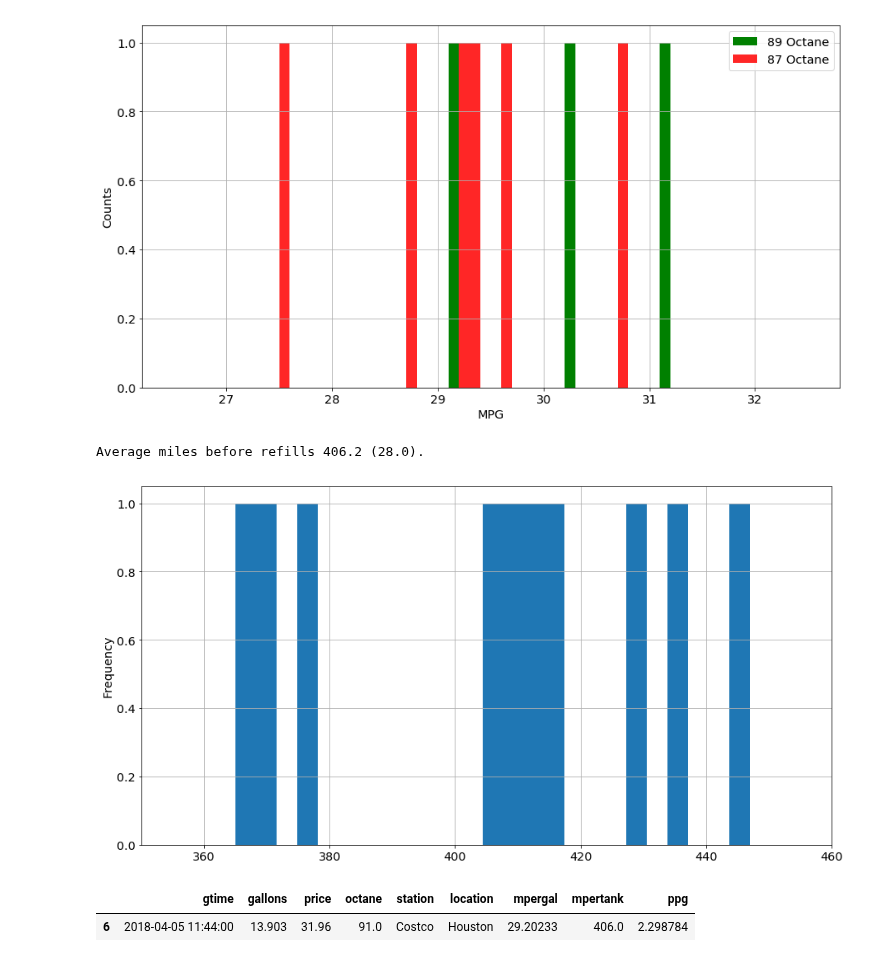
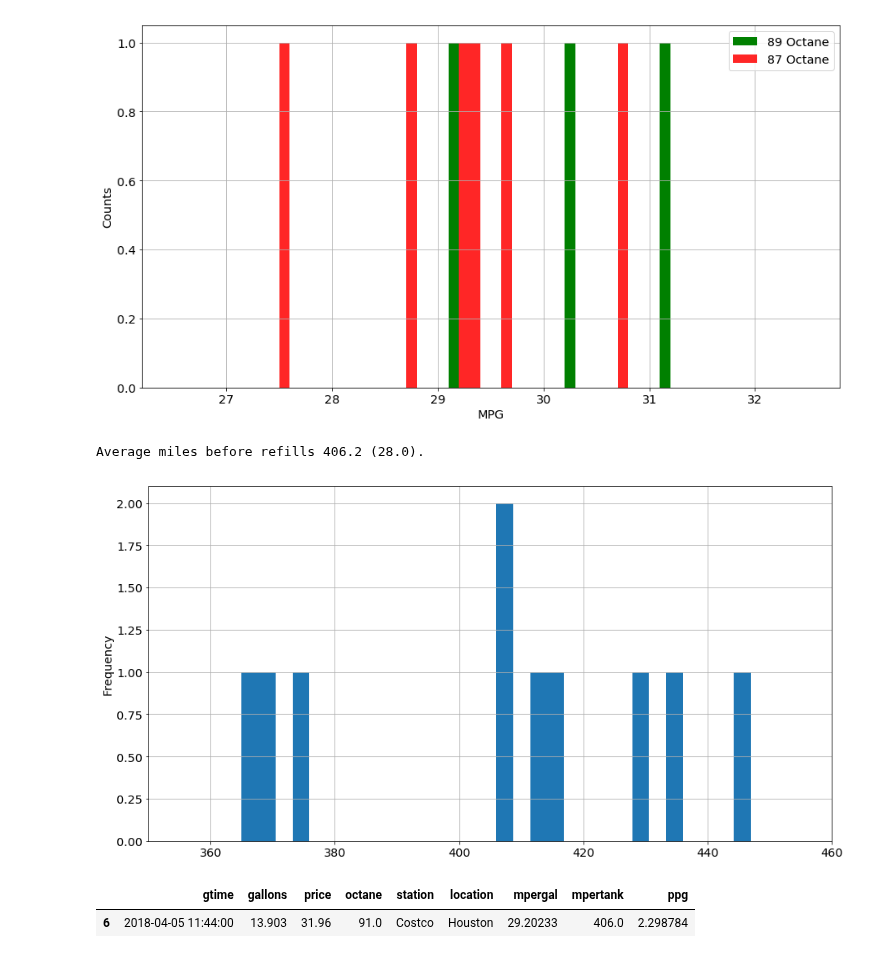
Before and after one commit to angelmanzur/MiniMiles, a Jupyter notebook: Mini_Cooper_Miles.ipynb, the cells around one changed output. Drawn from its saved outputs; the diff is of its cells as text; code cells hidden in the pictures.

```diff
--- a/Mini_Cooper_Miles.ipynb
+++ b/Mini_Cooper_Miles.ipynb
@@ -422,11 +422,11 @@ Mean miles for 89 octane 30.18 mpg 1.02
 Mean miles for 87 octane 29.20 mpg 1.06
 [figure]
 # %%
-gdata[gdata.mpertank>0]['mpertank'].plot.hist(grid=True,bins=25,figsize=(15,8),xlim=(350,460))
+gdata[gdata.mpertank>0]['mpertank'].plot.hist(grid=True,bins=30,figsize=(15,8),xlim=(350,460))
 print('Average miles before refills %1.1f (%1.1f).' %(mean_miles,std_miles))
 # %% [output]
 Average miles before refills 406.2 (28.0).
-[figure, old version]
+[figure, new version]
 # %%
 gdata[gdata.octane>=90]
 #gdata[gdata.octane.shift()==87]
```
Also changed, not shown: parts of 7 cells of this notebook, 1 other file.
